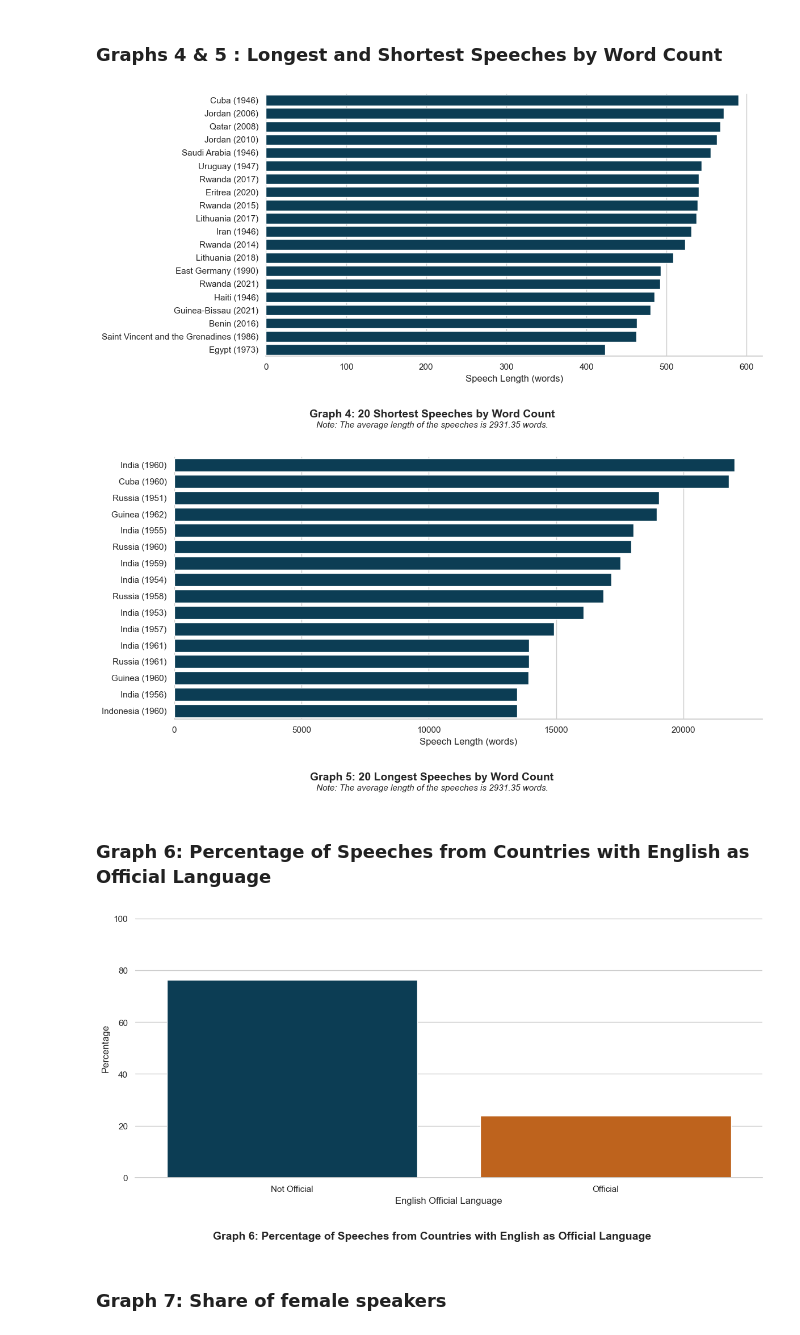
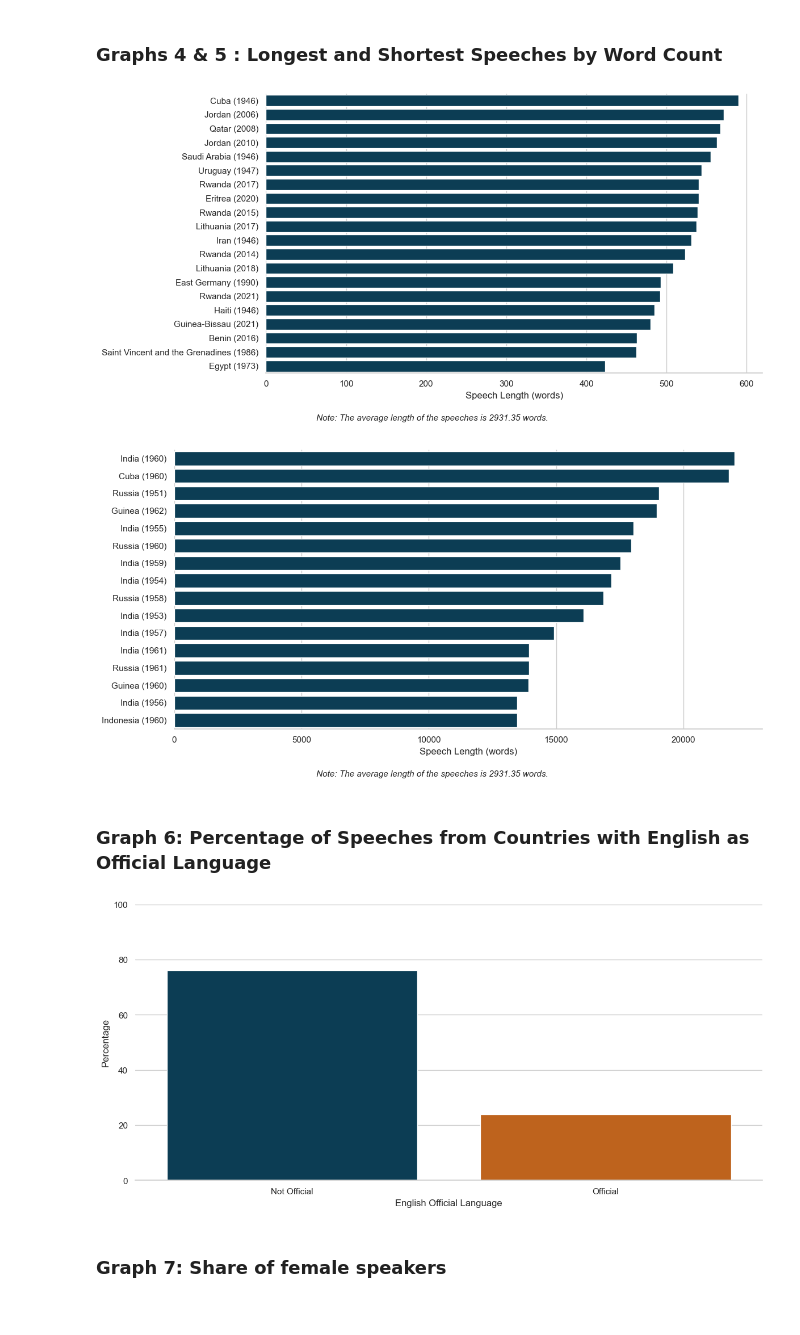
Before and after one commit to SarahFranzen/Emotions_in_the_United_Nations_General_Debates, a Jupyter notebook: 1_descriptives.ipynb, the cells around one changed output. Drawn from its saved outputs; the diff is of its cells as text; code cells hidden in the pictures.

```diff
--- a/1_descriptives.ipynb
+++ b/1_descriptives.ipynb
@@ -140,11 +137,10 @@ plt.xlabel("Speech Length (words)")
 plt.ylabel("")
 sns.despine(left=True, right=True, top=True, bottom=False)
 plt.tight_layout()
-plt.subplots_adjust(bottom=0.20)
-plt.figtext(0.5, 0.02, "Graph 4: 20 Shortest Speeches by Word Count", ha="center", fontsize=14, weight='bold')
-plt.figtext(0.5, -0.01, "Note: The average length of the speeches is 2931.35 words.", ha="center", fontsize=11, style='italic')
+plt.subplots_adjust(bottom=0.15)
+plt.figtext(0.5, 0.01, "Note: The average length of the speeches is 2931.35 words.", ha="center", fontsize=11, style='italic')
 
-plt.savefig(os.path.join(fig_dir, 'graph_4_20_shortest_speeches.png'))
+plt.savefig(os.path.join(fig_dir, '20_shortest_speeches.png'))
 plt.show()
 
 
@@ -166,48 +162,41 @@ plt.xlabel("Speech Length (words)")
 plt.ylabel("")
 sns.despine(left=True, right=True, top=True, bottom=False)
 plt.tight_layout()
-plt.subplots_adjust(bottom=0.20)
-plt.figtext(0.5, 0.02, "Graph 5: 20 Longest Speeches by Word Count", ha="center", fontsize=14, weight='bold')
-plt.figtext(0.5, -0.01, "Note: The average length of the speeches is 2931.35 words.", ha="center", fontsize=11, style='italic')
+plt.subplots_adjust(bottom=0.15)
+plt.figtext(0.5, 0.01, "Note: The average length of the speeches is 2931.35 words.", ha="center", fontsize=11, style='italic')
 
-plt.savefig(os.path.join(fig_dir, 'graph_5_20_longest_speeches.png'))
+plt.savefig(os.path.join(fig_dir, '20_longest_speeches.png'))
 plt.show()
 # %% [output]
-[figure, old version]
+[figure, new version]
-[figure, old version]
+[figure, new version]
 # %% [markdown]
 ### Graph 6: Percentage of Speeches from Countries with English as Official Language
 # %%
 sns.set(style="whitegrid")
 
 # Count and normalize to get percentages
 eng_counts = df_merged['english_official_language'].value_counts(normalize=True).sort_index() * 100
 
 # Define labels
 eng_labels = ['Not Official', 'Official']
 
 # Plot
 plt.figure(figsize=(12, 6))
 sns.barplot(x=eng_labels, y=eng_counts.values, palette=['#004260', '#D95F02'])
 
 plt.ylabel("Percentage")
 plt.xlabel("English Official Language")
 plt.ylim(0, 100)  # Optional: force axis to max out at 100%
-
 sns.despine(left=True, right=True, top=True, bottom=False)
-
-
 plt.tight_layout()
-plt.subplots_adjust(bottom=0.20)
-
-plt.figtext(0.5, 0.02, "Graph 6: Percentage of Speeches from Countries with English as Official Language",
-            ha="center", fontsize=14, weight='bold')
+plt.subplots_adjust(bottom=0.15)
 
 
 plt.savefig(os.path.join(fig_dir, 'english_official_language_percentage.png'))
 plt.show()
 # %% [output]
-[figure, old version]
+[figure, new version]
 # %% [markdown]
 ### Graph 7: Share of female speakers
 # %%
```
Also changed, not shown: parts of 4 cells of this notebook.
